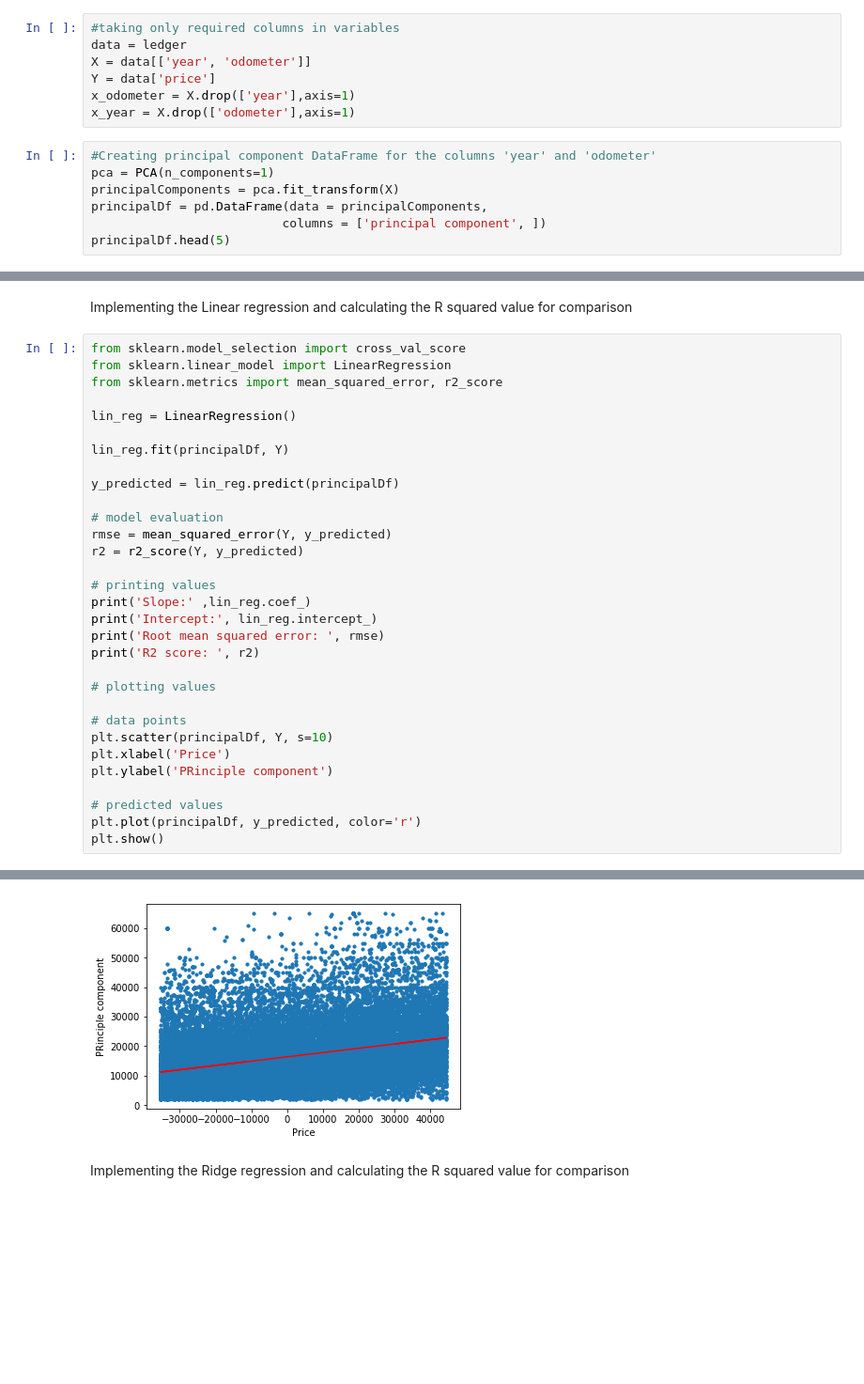
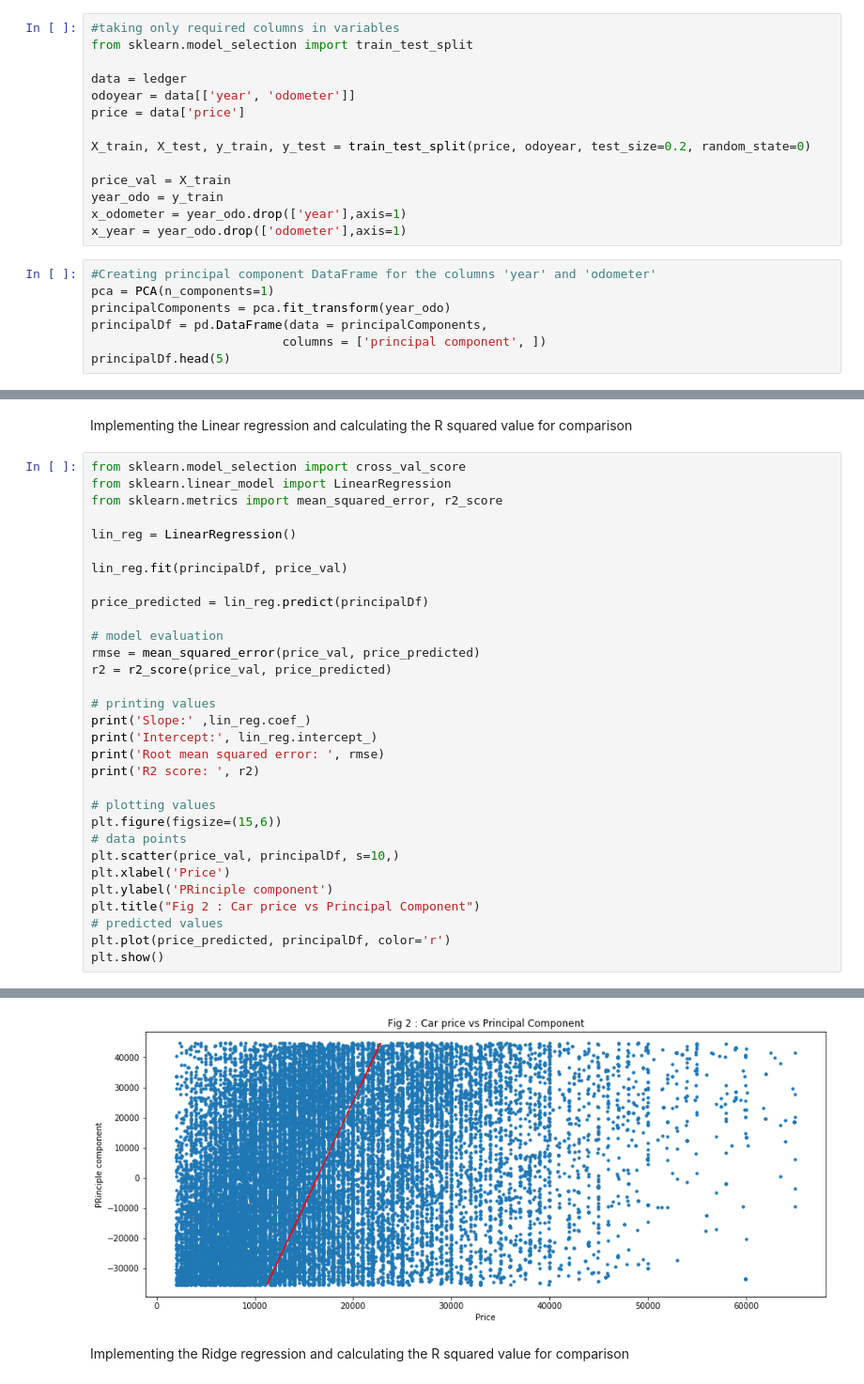
Before and after one commit to jashanmalhi/Data-Analysis, a Jupyter notebook: Used_Cars_Data_Modelling.ipynb, the cells around one changed output, grey strips where cells are left out. Shown at 94% size. Saved outputs shown, nothing was run; the diff lists cells and outputs as text; blank space fills up the shorter version.

```diff
--- a/Used_Cars_Data_Modelling.ipynb
+++ b/Used_Cars_Data_Modelling.ipynb
@@ -98,14 +98,21 @@ Text(0.5, 1.0, 'Car price vs count of listings for that price')
 # %%
 #taking only required columns in variables
+from sklearn.model_selection import train_test_split
+
 data = ledger
-X = data[['year', 'odometer']]
-Y = data['price']
-x_odometer = X.drop(['year'],axis=1)
-x_year = X.drop(['odometer'],axis=1)
+odoyear = data[['year', 'odometer']]
+price = data['price']
+
+X_train, X_test, y_train, y_test = train_test_split(price, odoyear, test_size=0.2, random_state=0)
+
+price_val = X_train
+year_odo = y_train
+x_odometer = year_odo.drop(['year'],axis=1)
+x_year = year_odo.drop(['odometer'],axis=1)
 # %%
 #Creating principal component DataFrame for the columns 'year' and 'odometer'
 pca = PCA(n_components=1)
-principalComponents = pca.fit_transform(X)
+principalComponents = pca.fit_transform(year_odo)
 principalDf = pd.DataFrame(data = principalComponents,
                           columns = ['principal component', ])
 principalDf.head(5)
@@ -125,13 +132,13 @@ from sklearn.metrics import mean_squared_error, r2_score
 
 lin_reg = LinearRegression()
 
-lin_reg.fit(principalDf, Y)
+lin_reg.fit(principalDf, price_val)
 
-y_predicted = lin_reg.predict(principalDf)
+price_predicted = lin_reg.predict(principalDf)
 
 # model evaluation
-rmse = mean_squared_error(Y, y_predicted)
-r2 = r2_score(Y, y_predicted)
+rmse = mean_squared_error(price_val, price_predicted)
+r2 = r2_score(price_val, price_predicted)
 
 # printing values
 print('Slope:' ,lin_reg.coef_)
@@ -140,13 +147,13 @@ print('Root mean squared error: ', rmse)
 print('R2 score: ', r2)
 
 # plotting values
-
+plt.figure(figsize=(15,6))
 # data points
-plt.scatter(principalDf, Y, s=10)
+plt.scatter(price_val, principalDf, s=10,)
 plt.xlabel('Price')
 plt.ylabel('PRinciple component')
-
+plt.title("Fig 2 : Car price vs Principal Component")
 # predicted values
-plt.plot(principalDf, y_predicted, color='r')
+plt.plot(price_predicted, principalDf, color='r')
 plt.show()
 # %% [output]
@@ -157,4 +164,4 @@ R2 score:  0.11928583980329377
-[figure, old version]
+[figure, new version]
 # %% [markdown]
 Implementing the Ridge regression and calculating the R squared  value for comparison
 # %%
```
Also changed, not shown: parts of 8 cells of this notebook.
